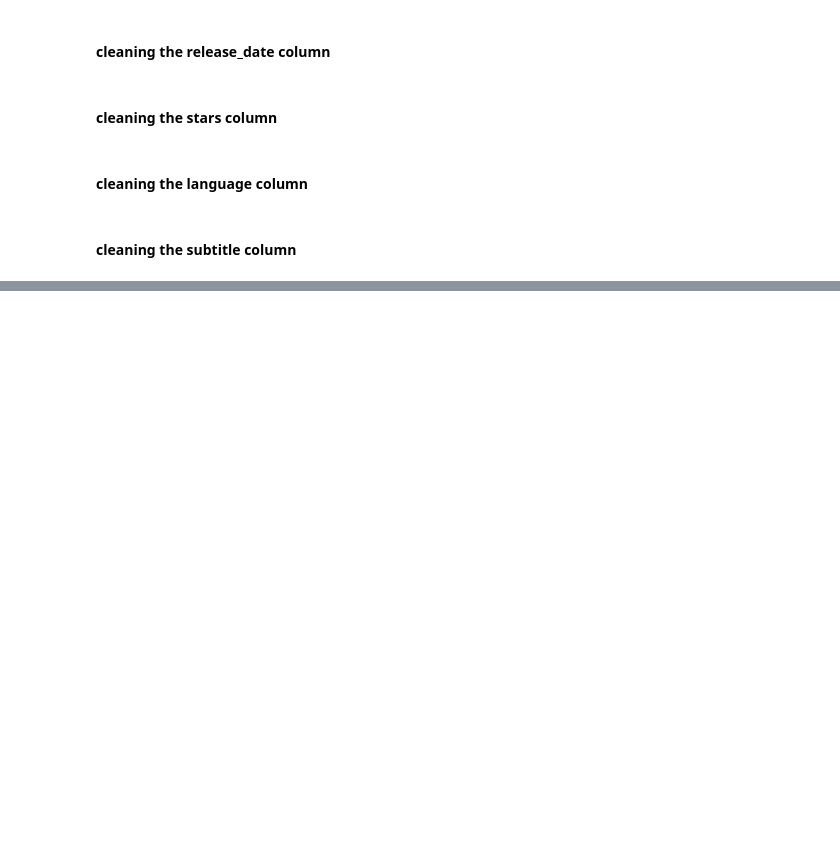
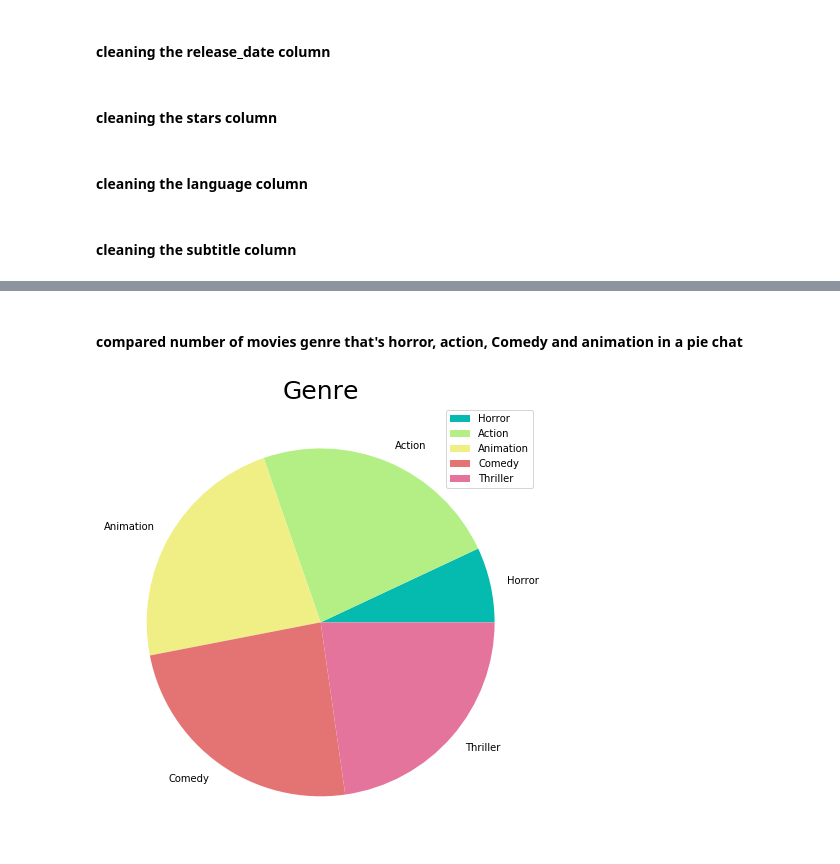
Before and after one commit to Sachimugu/Data-Analysis, a Jupyter notebook: Net_naija/netnaija.ipynb, the cells around one changed output, grey strips where cells are left out. Cells and saved outputs as stored; diff of their text form; code cells hidden in the pictures; blank space fills up the shorter version.

```diff
--- a/Net_naija/netnaija.ipynb
+++ b/Net_naija/netnaija.ipynb
@@ -325,0 +255,25 @@ Others : 25.983638488507992
+# %% [markdown]
+#### compared number of movies genre that's  horror, action, Comedy and animation in a pie chat
+# %%
+Action=df['genres'].str.contains('Action').sum()
+Horror=df['genres'].str.contains('Horror').sum()
+Animation=df['genres'].str.contains('Animation').sum()
+Comedy=Animation=df['genres'].str.contains('Comedy').sum()
+Thriller=Animation=df['genres'].str.contains('Thriller').sum()
+
+#values
+values=[Horror,Action,Animation,Comedy,Thriller ]
+fig= plt.figure(figsize=(8,8))
+
+#labeling
+color=['#05baae', '#b4ef86', '#efef86','#e47474', '#e4749c']
+label = ['Horror', 'Action', 'Animation', 'Comedy', 'Thriller' ]
+plt.title('Genre',  fontdict={'fontsize':25})
+
+#plotting
+plt.pie(values, labels=label, colors=color)
+plt.legend()
+
+plt.show()
+# %% [output]
+[figure, added]
```
Also changed, not shown: parts of 30 cells of this notebook, 2 other files.
